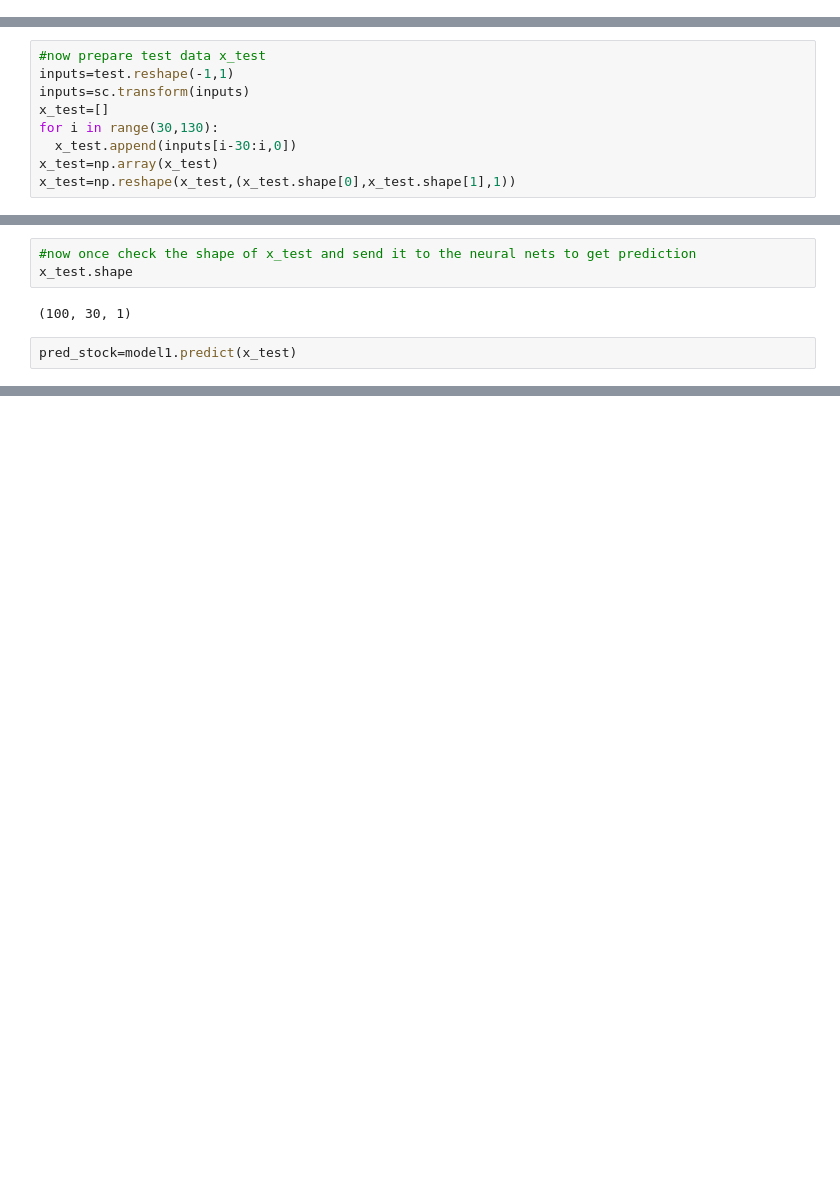
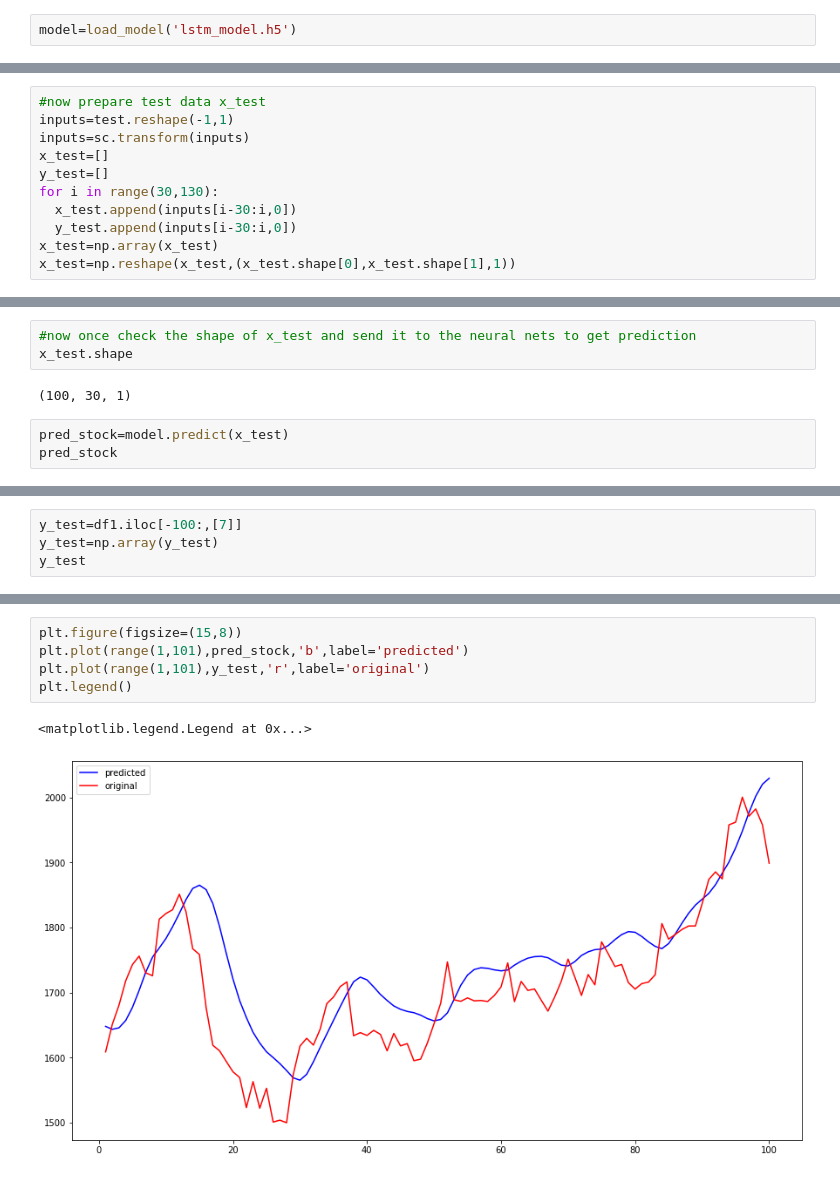
Before and after one commit to manoharvirati/stock-movement-prediction, a Jupyter notebook: asian.ipynb, the cells around one changed output, grey strips where cells are left out. Saved outputs shown, nothing was run; the diff lists cells and outputs as text; blank space fills up the shorter version.

```diff
--- a/asian.ipynb
+++ b/asian.ipynb
@@ -289,0 +299,2 @@ Epoch 20/20
+# %%
+model=load_model('lstm_model.h5')
@@ -313,7 +331,9 @@ array([[1842.25],
 inputs=test.reshape(-1,1)
 inputs=sc.transform(inputs)
 x_test=[]
+y_test=[]
 for i in range(30,130):
   x_test.append(inputs[i-30:i,0])
+  y_test.append(inputs[i-30:i,0])
 x_test=np.array(x_test)
 x_test=np.reshape(x_test,(x_test.shape[0],x_test.shape[1],1))
@@ -323,4 +363,5 @@ x_test.shape
 # %% [output]
 (100, 30, 1)
 # %%
-pred_stock=model1.predict(x_test)
+pred_stock=model.predict(x_test)
+pred_stock
@@ -328,0 +407,4 @@ pred_stock=sc.inverse_transform(pred_stock)
+# %%
+y_test=df1.iloc[-100:,[7]]
+y_test=np.array(y_test)
+y_test
@@ -328,0 +429,8 @@ pred_stock=sc.inverse_transform(pred_stock)
+# %%
+plt.figure(figsize=(15,8))
+plt.plot(range(1,101),pred_stock,'b',label='predicted')
+plt.plot(range(1,101),y_test,'r',label='original')
+plt.legend()
+# %% [output]
+<matplotlib.legend.Legend at 0x...>
+[figure, added]
```
Also changed, not shown: parts of 13 cells of this notebook.
